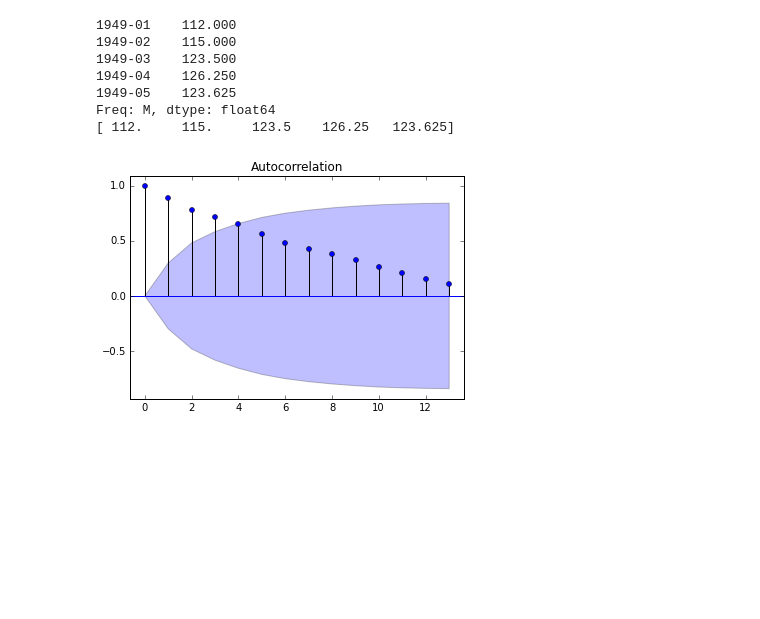
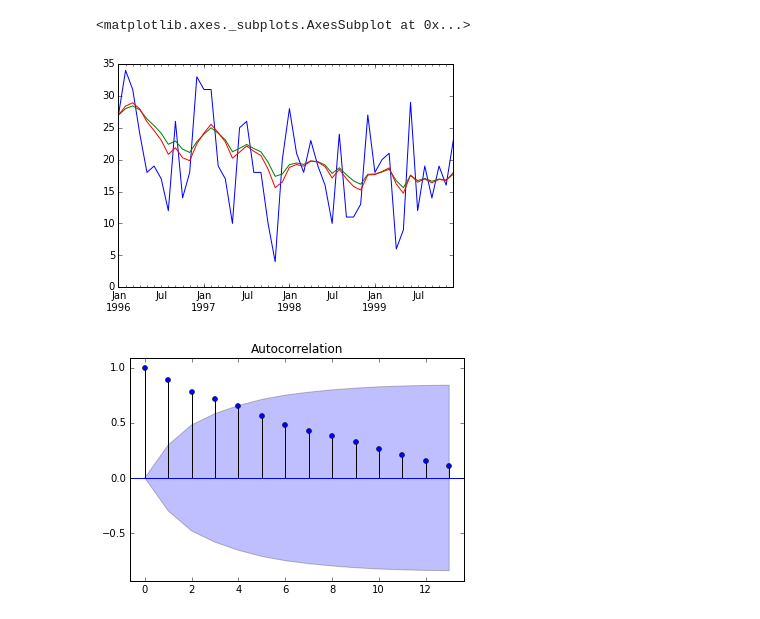
Before and after one commit to gregclinton/murphy, a Jupyter notebook: tsa.ipynb, the cells around one changed output. Cells and saved outputs as stored; diff of their text form; code cells hidden in the pictures; blank space fills up the shorter version.

```diff
--- a/tsa.ipynb
+++ b/tsa.ipynb
@@ -9,19 +9,18 @@ import os
 import datasets
 import tsa
 # %%
-# ts = datasets.passengers()
-reload(tsa)
+reload(datasets)
+ts = datasets.motor()
 
-print ts.ewm(com = 1, adjust = False).mean().head()
-print tsa.ewma(ts.values[:5], alpha = 0.5)
+#rint ts.ewm(com = 1, adjust = False).mean().head()
+#rint tsa.ewma(ts.values[:5], alpha = 0.5)
+
+ts.plot()
+pd.Series(tsa.ewma(ts.values, alpha = 0.143), ts.index).plot()
+pd.Series(tsa.ewma(ts.values, alpha = 0.2), ts.index).plot()
 # %% [output]
-1949-01    112.000
-1949-02    115.000
-1949-03    123.500
-1949-04    126.250
-1949-05    123.625
-Freq: M, dtype: float64
-[ 112.     115.     123.5    126.25   123.625]
+<matplotlib.axes._subplots.AxesSubplot at 0x...>
+[figure, added]
 # %%
 sm.graphics.tsa.plot_acf(df.Activity.values, lags = 13)
 plt.show()
```
Also changed, not shown: 1 other file.
